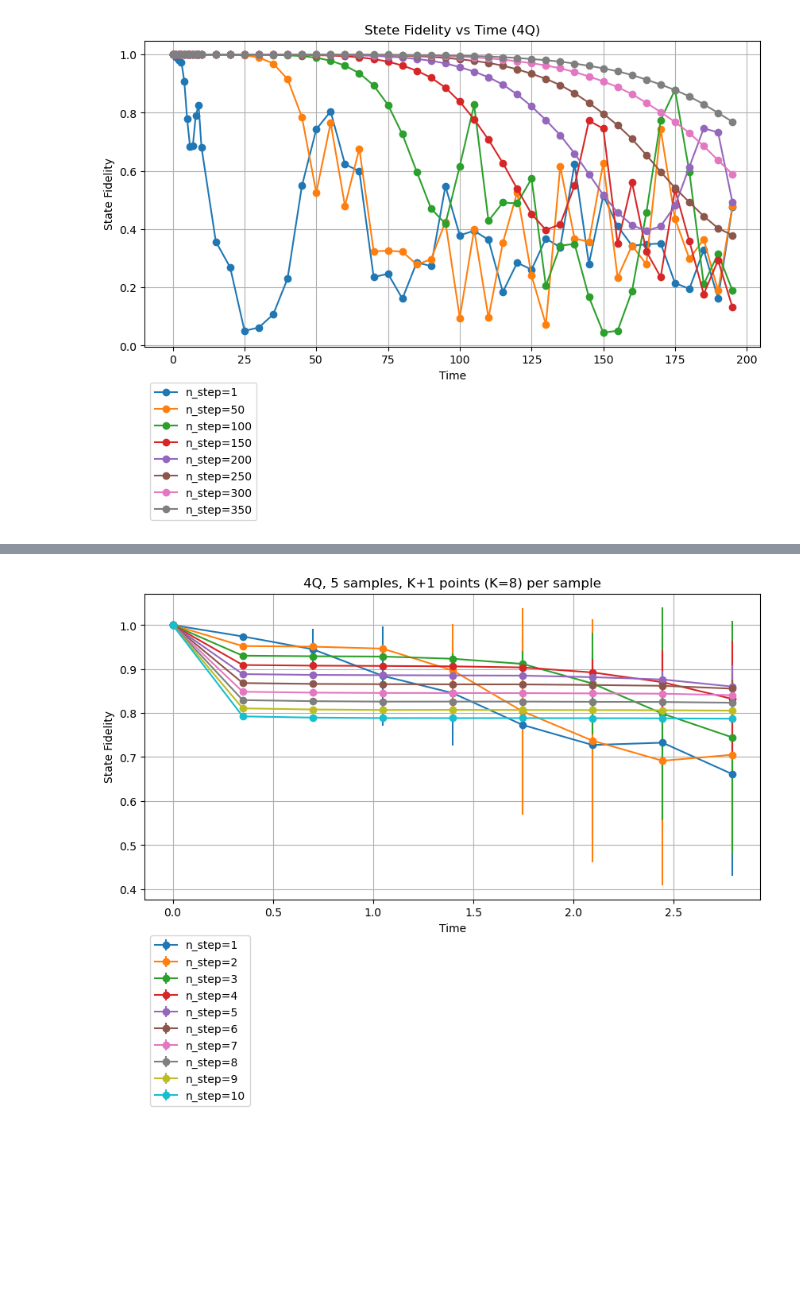
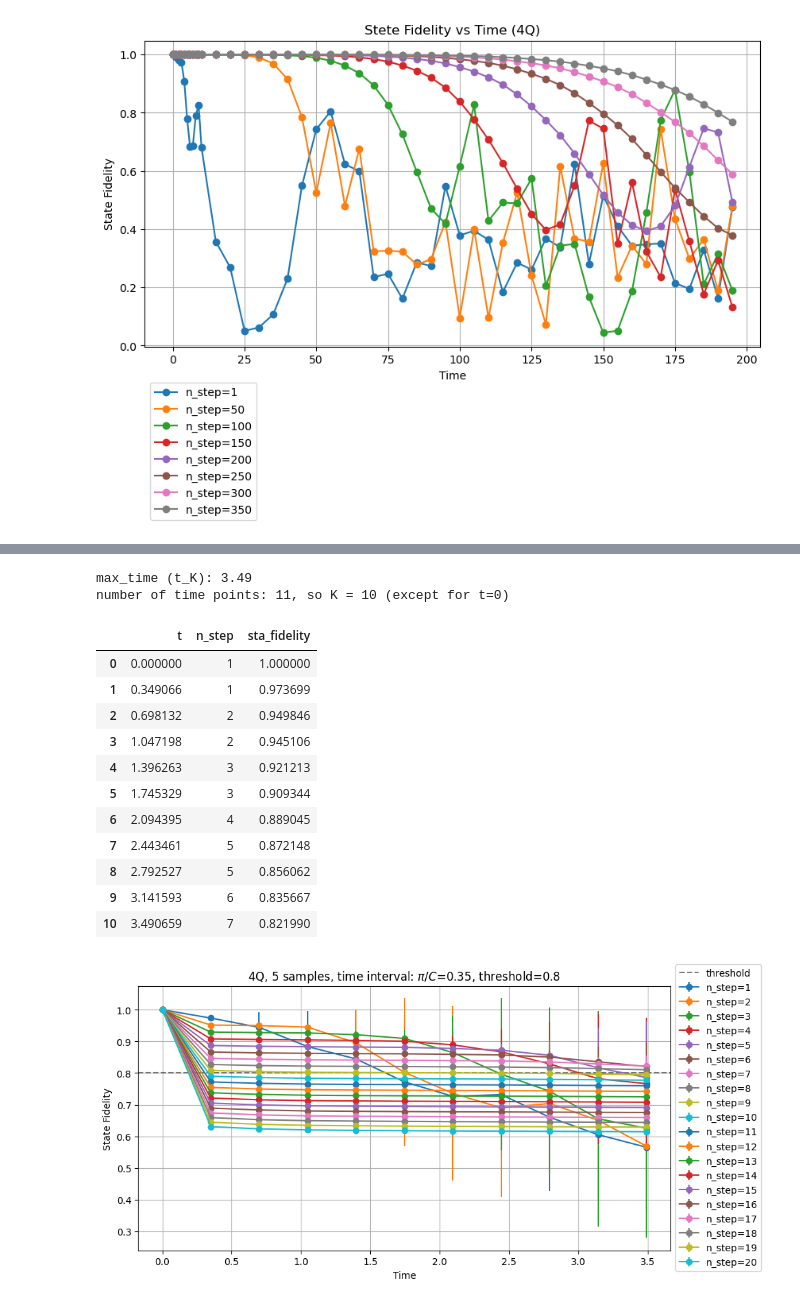
Before and after one commit to YutoMorohoshi/fourier_learning_ibm, a Jupyter notebook: get_param.ipynb, the cells around one changed output, grey strips where cells are left out. Saved outputs shown, nothing was run; the diff lists cells and outputs as text; code cells hidden in the pictures; blank space fills up the shorter version.

```diff
--- a/get_param.ipynb
+++ b/get_param.ipynb
@@ -51,6 +53,6 @@ warnings.filterwarnings("ignore")
 ### Config backend
 # %%
 backend_qpu, backend_sim_noiseless, backend_sim_noisy = setup_backend(
-    qpu_name="ibm_fez"
+    qpu_name="ibm_marrakesh"
 )
 # %% [output]
@@ -111,5 +115,5 @@ GHZ 部分と $e^{-iHt}$ 部分を合わせて、回路全体の CNOT の個数
 # %%
-n_qubits = 12
+n_qubits = 4
 epsilon = 0.0022
 
 threshold = 0.01
@@ -144,7 +148,7 @@ plt.ylim(min(fidelities) - 0.05, 1)
 plt.title(
     rf"Fidelity vs Number of Trotter steps({n_qubits}Q, $\epsilon={epsilon * 100}$%)"
 )
-plt.savefig(f"results/get_param/{n_qubits}Q_fidelity_vs_nstep.pdf")
+plt.savefig(f"results/get_param/{n_qubits}Q/fidelity_vs_nstep.pdf")
 plt.show()
 
 print(f"threshold: {threshold:.4f}")
@@ -617,30 +492,74 @@ display(df_grouped)
+# %%
+threshold = 0.80
+
+# df_grouped_mean の sta_fidelity が、いずれの n_step でも threshold を超える最大の time を取得
+max_time = df_grouped_mean[df_grouped_mean["sta_fidelity"] > threshold]["t"].max()
+print(f"max_time (t_K): {max_time:.2f}")
+
+# max_time 以下の t のみに絞る
+df_grouped_mean_reduced = df_grouped_mean[df_grouped_mean["t"] <= max_time]
+df_grouped_std_reduced = df_grouped_std[df_grouped_std["t"] <= max_time]
+
+# 絞った各 t において、sta_fidelity の平均が最大となる n_step を取得
+df_max_n_step = df_grouped_mean_reduced.loc[
+    df_grouped_mean_reduced.groupby("t")["sta_fidelity"].idxmax(),
+    ["t", "n_step", "sta_fidelity"],
+]
+df_max_n_step.reset_index(drop=True, inplace=True)
+
+print(
+    f"number of time points: {len(df_max_n_step)}, so K = {len(df_max_n_step) - 1} (except for t=0)"
+)
+display(df_max_n_step)
+
+# json に保存 (orient="records" で行ごとに保存)
+df_max_n_step.to_json(
+    f"results/get_param/{n_qubits}Q/threshold{threshold:.2f}/optimal_n_step.json",
+    orient="records",
+    indent=4,
+)
+# %% [output]
+max_time (t_K): 3.49
+number of time points: 11, so K = 10 (except for t=0)
+|  | t | n_step | sta_fidelity |
+| 0 | 0.000000 | 1 | 1.000000 |
+| 1 | 0.349066 | 1 | 0.973699 |
+| 2 | 0.698132 | 2 | 0.949846 |
+| 3 | 1.047198 | 2 | 0.945106 |
+| 4 | 1.396263 | 3 | 0.921213 |
+| 5 | 1.745329 | 3 | 0.909344 |
+| 6 | 2.094395 | 4 | 0.889045 |
+| 7 | 2.443461 | 5 | 0.872148 |
+| 8 | 2.792527 | 5 | 0.856062 |
+| 9 | 3.141593 | 6 | 0.835667 |
+| 10 | 3.490659 | 7 | 0.821990 |
 # %%
-# sta_fidelity の sample に対する平均と分散を計算
-df_grouped_mean = df_grouped.groupby(["t", "n_step"]).agg({"sta_fidelity": "mean"})
-df_grouped_mean = df_grouped_mean.reset_index()
-df_grouped_std = df_grouped.groupby(["t", "n_step"]).agg({"sta_fidelity": "std"})
-df_grouped_std = df_grouped_std.reset_index()
-
 # plot
 plt.figure(figsize=(10, 5))
-for n_step in df_grouped["n_step"].unique():
-    df_tmp = df_grouped_mean[df_grouped_mean["n_step"] == n_step]
+for n_step in df_grouped_mean_reduced["n_step"].unique():
+    df_tmp = df_grouped_mean_reduced[df_grouped_mean_reduced["n_step"] == n_step]
     plt.errorbar(
         df_tmp["t"],
         df_tmp["sta_fidelity"],
-        yerr=df_grouped_std[df_grouped_std["n_step"] == n_step]["sta_fidelity"],
+        yerr=df_grouped_std_reduced[df_grouped_std_reduced["n_step"] == n_step][
+            "sta_fidelity"
+        ],
         label=f"n_step={n_step}",
         marker="o",
     )
 plt.xlabel("Time")
 plt.ylabel("State Fidelity")
-# plt.ylim(None, 1.1)
-plt.legend(bbox_to_anchor=(0, -0.1), loc="upper left")
+plt.axhline(
+    y=threshold, linestyle="dashed", label="threshold", color="black", alpha=0.5
+)
+plt.legend(bbox_to_anchor=(1, 1.1), loc="upper left")
 plt.grid()
 plt.title(
-    f"{n_qubits}Q, {n_samples} samples, K+1 points (K={K}) per sample, threshold={threshold}"
+    rf"{n_qubits}Q, {n_samples} samples, time interval: $\pi/C$={np.pi/C:.2f}, threshold={threshold}"
 )
-plt.savefig(f"results/get_param/{n_qubits}Q_fidelity_vs_time.pdf")
+plt.savefig(
+    f"results/get_param/{n_qubits}Q/threshold{threshold:.2f}/fidelity_vs_time_detail.pdf"
+)
 plt.show()
 # %% [output]
-[figure, old version]
+[figure, new version]
```
Also changed, not shown: parts of 19 cells of this notebook, 58 other files.
